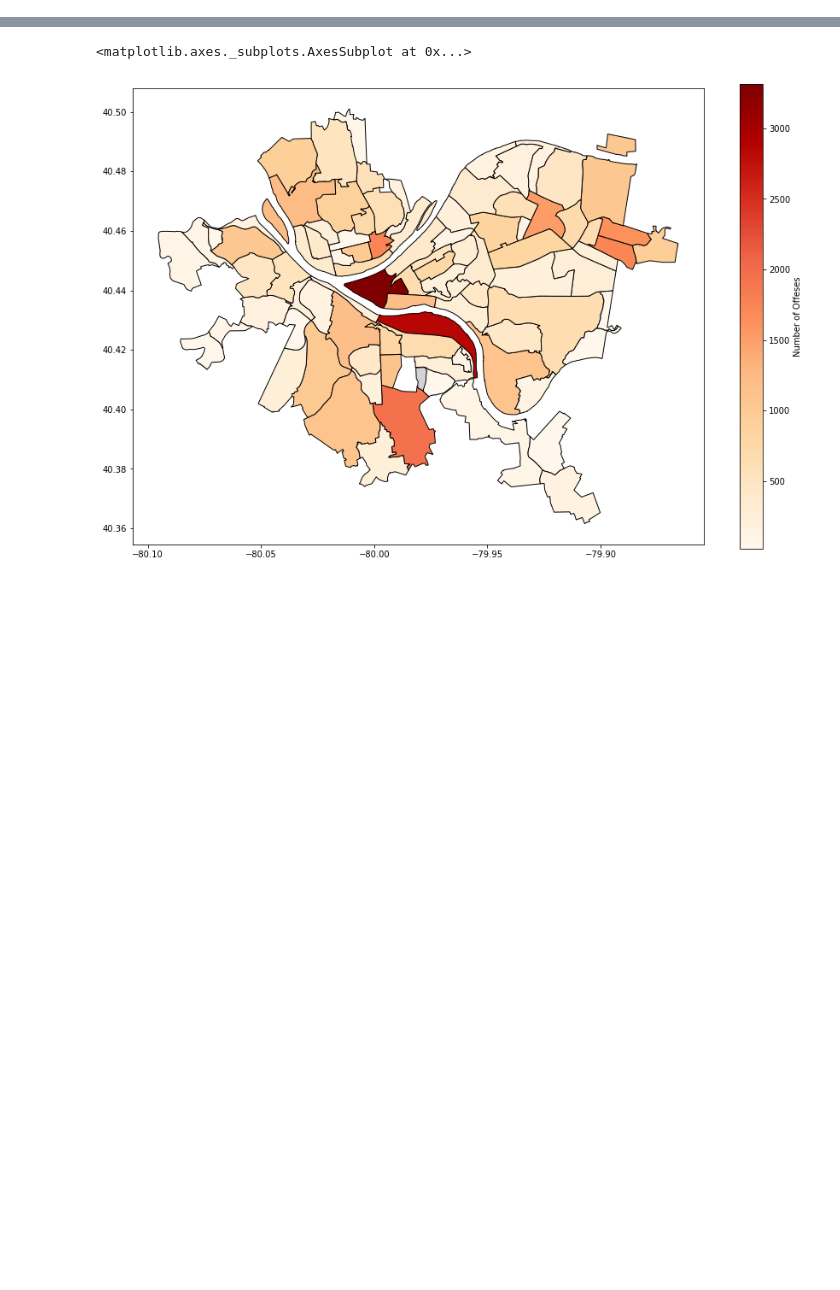
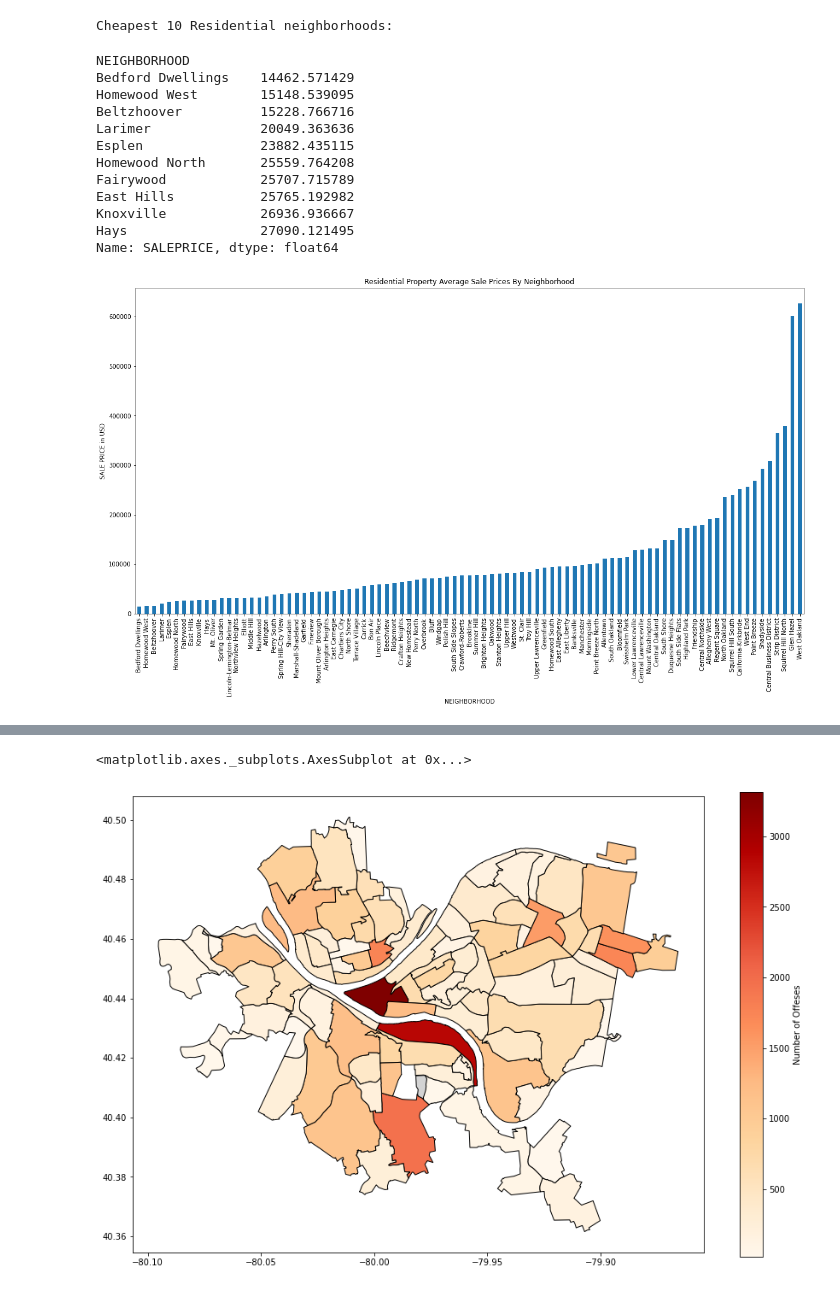
Before and after one commit to lslutsky/Big-Ideas-Final-Project, a Jupyter notebook: Final/Final.ipynb, the cells around one changed output, grey strips where cells are left out. Saved outputs shown, nothing was run; the diff lists cells and outputs as text; code cells hidden in the pictures; blank space fills up the shorter version.

```diff
--- a/Final/Final.ipynb
+++ b/Final/Final.ipynb
@@ -19,0 +22,4 @@ code code code
+# %%
+#load data
+#only includining id, classdesc, saleprice, saledesc, and neighborhood
+property_data = pd.read_csv("property_data_pittsburgh_wprdc.csv", usecols=[24,34,36,87], low_memory=False) # use the column named _id as the row index
@@ -19,0 +41,47 @@ code code code
+# %%
+#get rid of love&affection sales (transferring property to family/ friends for a much lower price)
+love_mask = property_data['SALEDESC']=='LOVE&AFFECTION'
+edited_property_data = property_data.mask(love_mask)
+
+#get rid of sale prices <=10000 dollars, to get rid of government sales, other outliers
+price_mask = edited_property_data['SALEPRICE'] <= 1500 #these are the values we are removing
+edited_property_data = edited_property_data.mask(price_mask)
+
+#remove NaN neighborhoods
+edited_property_data = edited_property_data[edited_property_data['NEIGHBORHOOD'].notnull()]
+
+#isolate the two property types we are focusing
+type_residential_mask = edited_property_data['CLASSDESC']=='RESIDENTIAL'
+residential_data = edited_property_data[type_residential_mask]
+
+#residential sorting and graph
+#group by neighborhood
+residential_data = residential_data.groupby('NEIGHBORHOOD').mean()
+
+#sort ascending
+residential_data_sorted = residential_data['SALEPRICE'].sort_values(ascending=True)
+#bar graph
+plt.title("Residential Property Average Sale Prices By Neighborhood")
+plt.ylabel("SALE PRICE in USD")
+residential_data_sorted.plot.bar(figsize = (20,10))
+
+#We are looking for the cheapest housing, so:
+#bottom ten:
+print("Cheapest 10 Residential neighborhoods:")
+#print(residential_data_sorted)
+residential_data_sorted.head(10)
+# %% [output]
+Cheapest 10 Residential neighborhoods:
+NEIGHBORHOOD
+Bedford Dwellings    14462.571429
+Homewood West        15148.539095
+Beltzhoover          15228.766716
+Larimer              20049.363636
+Esplen               23882.435115
+Homewood North       25559.764208
+Fairywood            25707.715789
+East Hills           25765.192982
+Knoxville            26936.936667
+Hays                 27090.121495
+Name: SALEPRICE, dtype: float64
+[figure, added]
```
Also changed, not shown: parts of 22 cells of this notebook.
